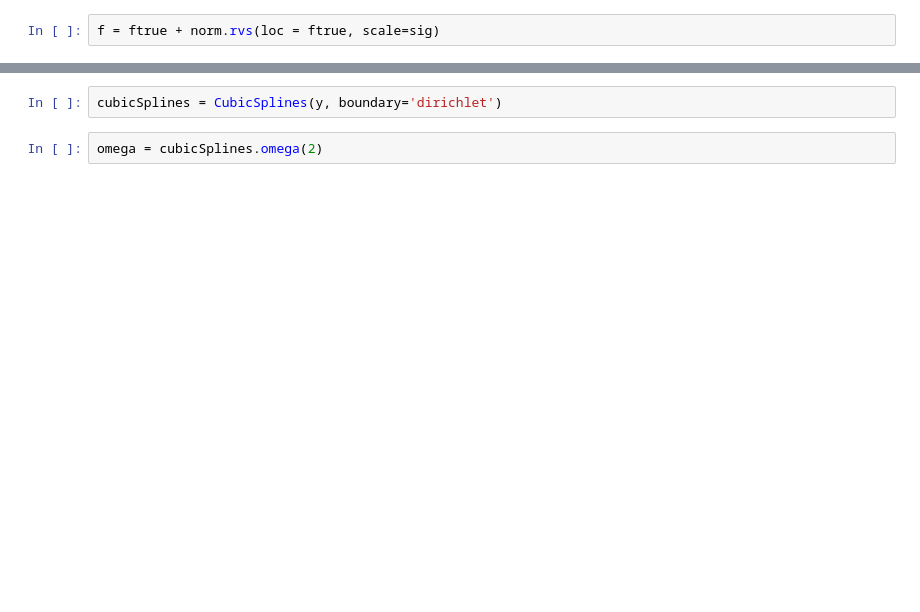
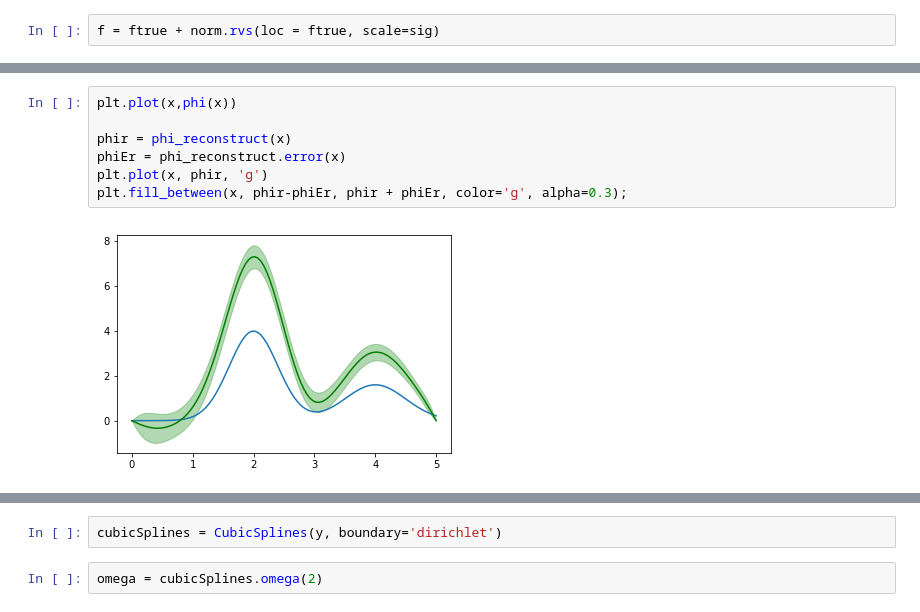
Before and after one commit to SciProgCentre/statreg-py, a Jupyter notebook: example/01.BasicExample.ipynb, the cells around one changed output, grey strips where cells are left out. Cells and saved outputs as stored; diff of their text form; blank space fills up the shorter version.

```diff
--- a/example/01.BasicExample.ipynb
+++ b/example/01.BasicExample.ipynb
@@ -44,0 +45,9 @@ imp.reload(statreg.deconvolution)
+# %%
+plt.plot(x,phi(x))
+
+phir = phi_reconstruct(x)
+phiEr = phi_reconstruct.error(x)
+plt.plot(x, phir, 'g')
+plt.fill_between(x, phir-phiEr, phir + phiEr, color='g', alpha=0.3);
+# %% [output]
+[figure, added]
```
Also changed, not shown: parts of 17 cells of this notebook, 10 other files.
